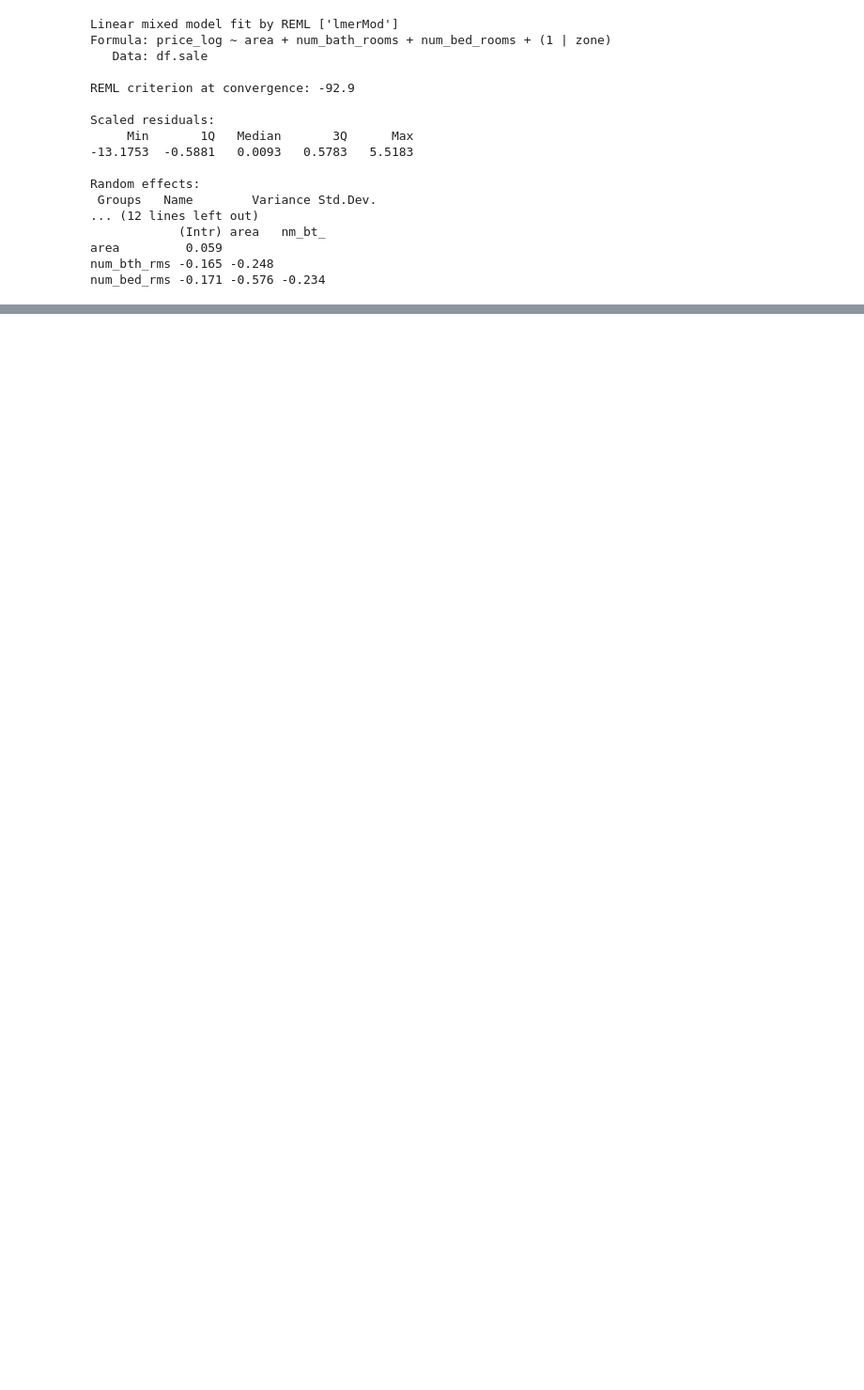
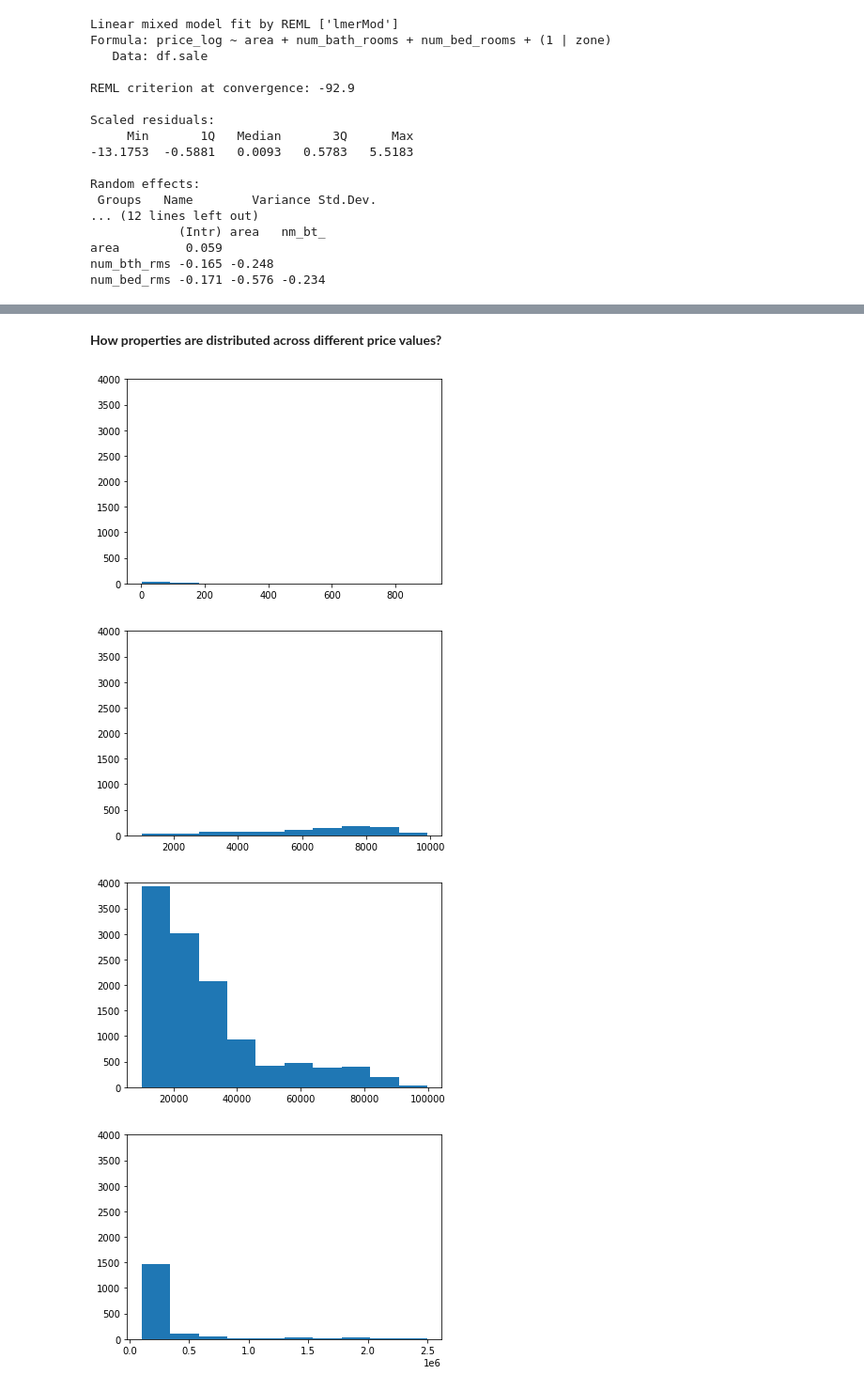
Before and after one commit to OmdenaAI/dhaka-bangladesh-real-estate-recommendation, a Jupyter notebook: src/tasks/task-4-model-development/Regression_Modeling-Umesh/R_mixed-effects_regression_model.ipynb, the cells around one changed output, grey strips where cells are left out. Shown at 94% size. Drawn from its saved outputs; the diff is of its cells as text; code cells hidden in the pictures; blank space fills up the shorter version.

Commit message:
Regression model update -- added a model for Rent properties

```diff
--- a/src/tasks/task-4-model-development/Regression_Modeling-Umesh/R_mixed-effects_regression_model.ipynb
+++ b/src/tasks/task-4-model-development/Regression_Modeling-Umesh/R_mixed-effects_regression_model.ipynb
@@ -251,0 +340,11 @@ saveRDS(lmer.sale.allZones, file = "lmer.sale.allZones.rds")
+# %%
+
+
+
+df_rent = df_cl_mg[(df_cl_mg.purpose == 'Rent')  &
+                   (df_cl_mg.building_type == 'Apartment')  &
+                   (df_cl_mg.area > 0) & # many properties (n = 1001) have area == 0 -> get rid of them
+                   (df_cl_mg.area <= percl_area_Rent['99%']) &
+                  (df_cl_mg.price <= percl_price_Rent['99%']) &
+                   (df_cl_mg.price > 0) # Some properties (n = 477) don't have price info -> get rid of them
+                  ][['price', 'area', 'num_bath_rooms', 'num_bed_rooms', 'zone']]
@@ -251,0 +373,4 @@ saveRDS(lmer.sale.allZones, file = "lmer.sale.allZones.rds")
+# %%
+mean_num_bath_rooms_rent = df_rent[df_rent.num_bath_rooms!=0].num_bath_rooms.mean()
+# mean_num_bath_rooms
+df_rent['num_bath_rooms'] = np.where(df_rent.num_bath_rooms==0, mean_num_bath_rooms_rent, df_rent.num_bath_rooms)
@@ -251,0 +400,2 @@ saveRDS(lmer.sale.allZones, file = "lmer.sale.allZones.rds")
+# %%
+df_rent['price_log'] = np.log(df_rent['price'])
@@ -251,0 +412,29 @@ saveRDS(lmer.sale.allZones, file = "lmer.sale.allZones.rds")
+# %% [markdown]
+**How properties are distributed across different price values?**
+# %%
+# df_rent['price'].plot(kind = 'hist')
+
+plt.hist(df_rent[df_rent.price < 1000]['price'])
+plt.ylim(0,4000)
+plt.show()
+
+plt.hist(df_rent[(df_rent.price >= 1000) & (df_rent.price < 10000)]['price'])
+plt.ylim(0,4000)
+plt.show()
+
+plt.hist(df_rent[(df_rent.price >= 10000) & (df_rent.price < 100000)]['price'])
+plt.ylim(0,4000)
+plt.show()
+
+# plt.hist(df_rent[(df_rent.price >= 100000) & (df_rent.price < 1000000)]['price'])
+# plt.ylim(0,4000)
+# plt.show()
+
+plt.hist(df_rent[df_rent.price >= 100000]['price'])
+plt.ylim(0,4000)
+plt.show()
+# %% [output]
+[figure, added]
+[figure, added]
+[figure, added]
+[figure, added]
```
Also changed, not shown: parts of 54 cells of this notebook, 3 other files.
